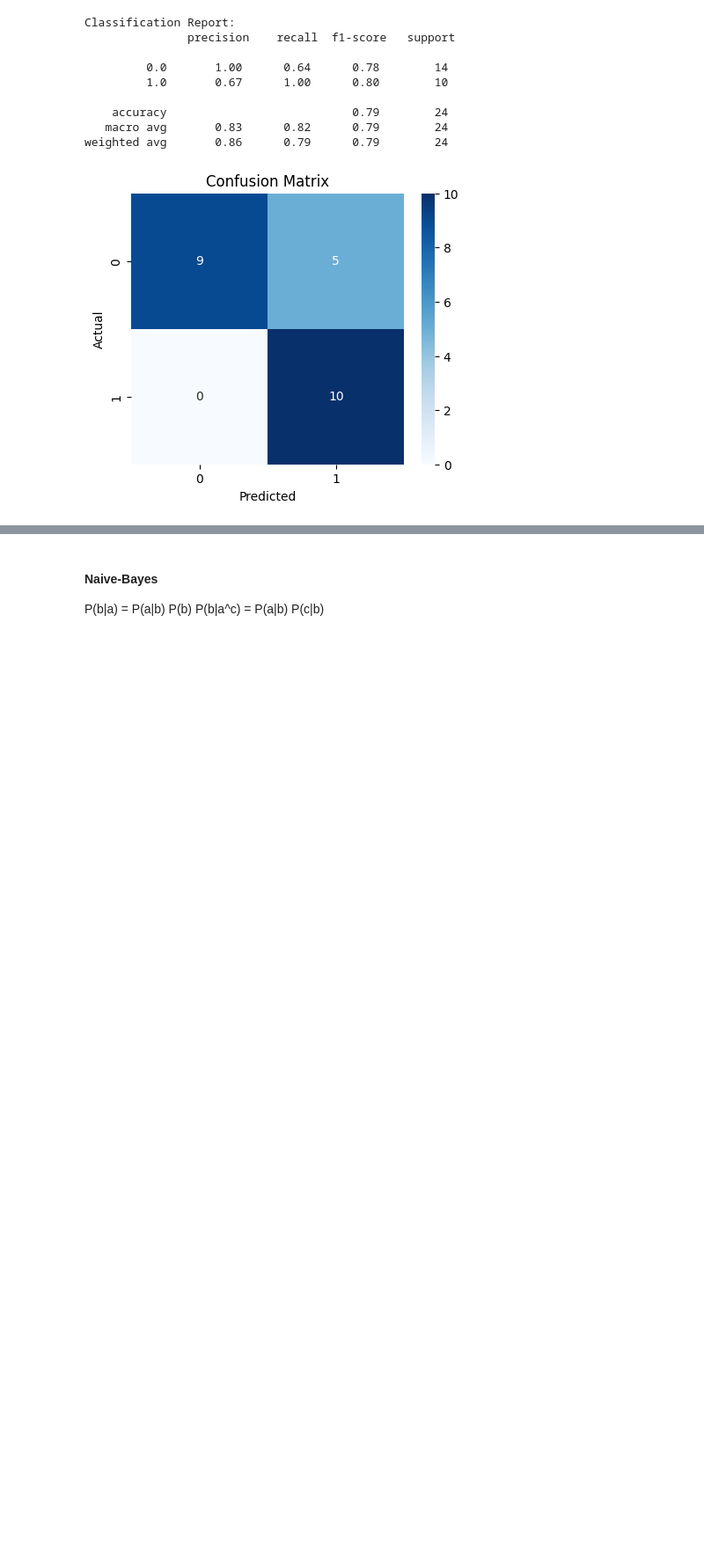
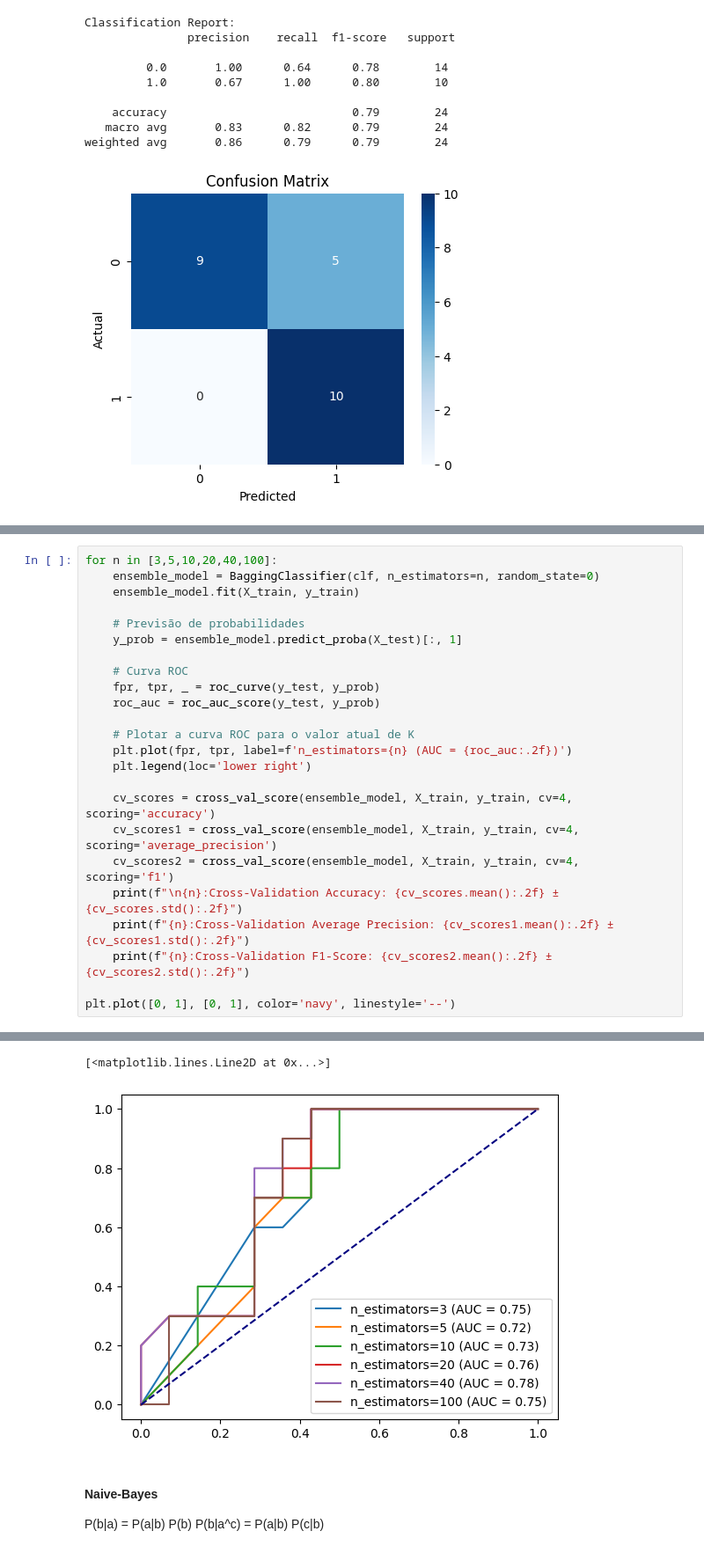
Before and after one commit to igordantasgf/labia, a Jupyter notebook: notebook.ipynb, the cells around one changed output, grey strips where cells are left out. Shown at 88% size. Drawn from its saved outputs; the diff is of its cells as text; blank space fills up the shorter version.

```diff
--- a/notebook.ipynb
+++ b/notebook.ipynb
@@ -524,0 +578,25 @@ plt.plot([0, 1], [0, 1], color='navy', linestyle='--')
+# %%
+for n in [3,5,10,20,40,100]:
+    ensemble_model = BaggingClassifier(clf, n_estimators=n, random_state=0)
+    ensemble_model.fit(X_train, y_train)
+
+    # Previsão de probabilidades
+    y_prob = ensemble_model.predict_proba(X_test)[:, 1]
+
+    # Curva ROC
+    fpr, tpr, _ = roc_curve(y_test, y_prob)
+    roc_auc = roc_auc_score(y_test, y_prob)
+
+    # Plotar a curva ROC para o valor atual de K
+    plt.plot(fpr, tpr, label=f'n_estimators={n} (AUC = {roc_auc:.2f})')
+    plt.legend(loc='lower right')
+
+    cv_scores = cross_val_score(ensemble_model, X_train, y_train, cv=4, scoring='accuracy')
+    cv_scores1 = cross_val_score(ensemble_model, X_train, y_train, cv=4, scoring='average_precision')
+    cv_scores2 = cross_val_score(ensemble_model, X_train, y_train, cv=4, scoring='f1')
+    print(f"\n{n}:Cross-Validation Accuracy: {cv_scores.mean():.2f} ± {cv_scores.std():.2f}")
+    print(f"{n}:Cross-Validation Average Precision: {cv_scores1.mean():.2f} ± {cv_scores1.std():.2f}")
+    print(f"{n}:Cross-Validation F1-Score: {cv_scores2.mean():.2f} ± {cv_scores2.std():.2f}")
+
+plt.plot([0, 1], [0, 1], color='navy', linestyle='--')
+# %% [output]
@@ -525,3 +620,5 @@ plt.plot([0, 1], [0, 1], color='navy', linestyle='--')
+[<matplotlib.lines.Line2D at 0x...>]
+[figure, added]
 # %% [markdown]
 #### Naive-Bayes
 P(b|a) = P(a|b) P(b) </br>
```
Also changed, not shown: parts of 31 cells of this notebook.
